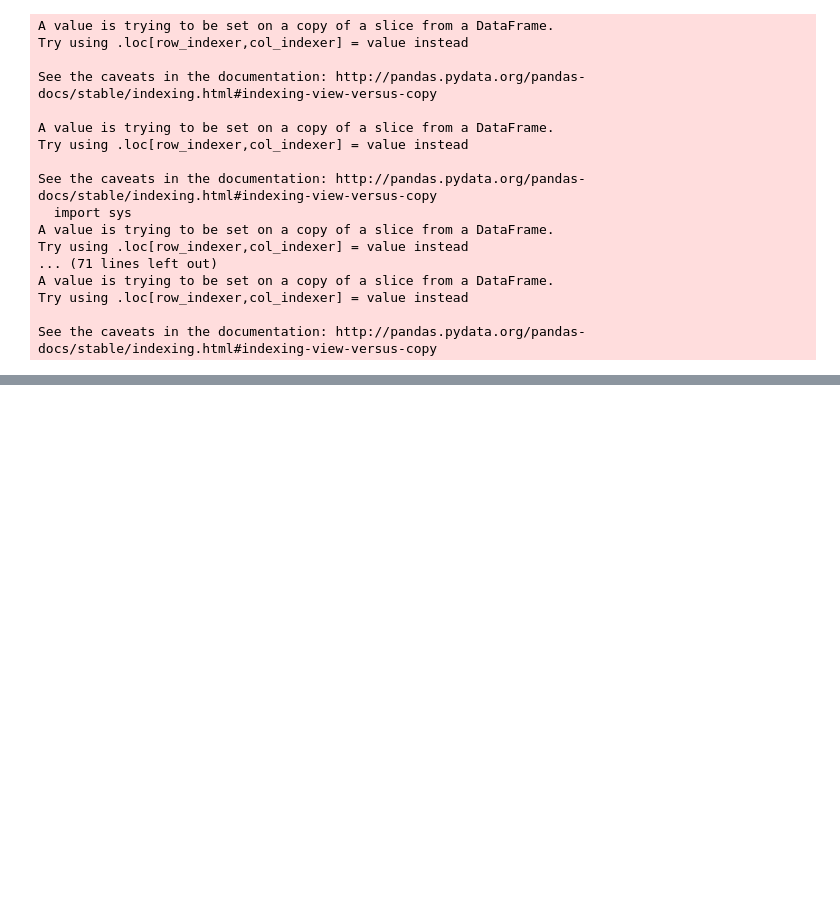
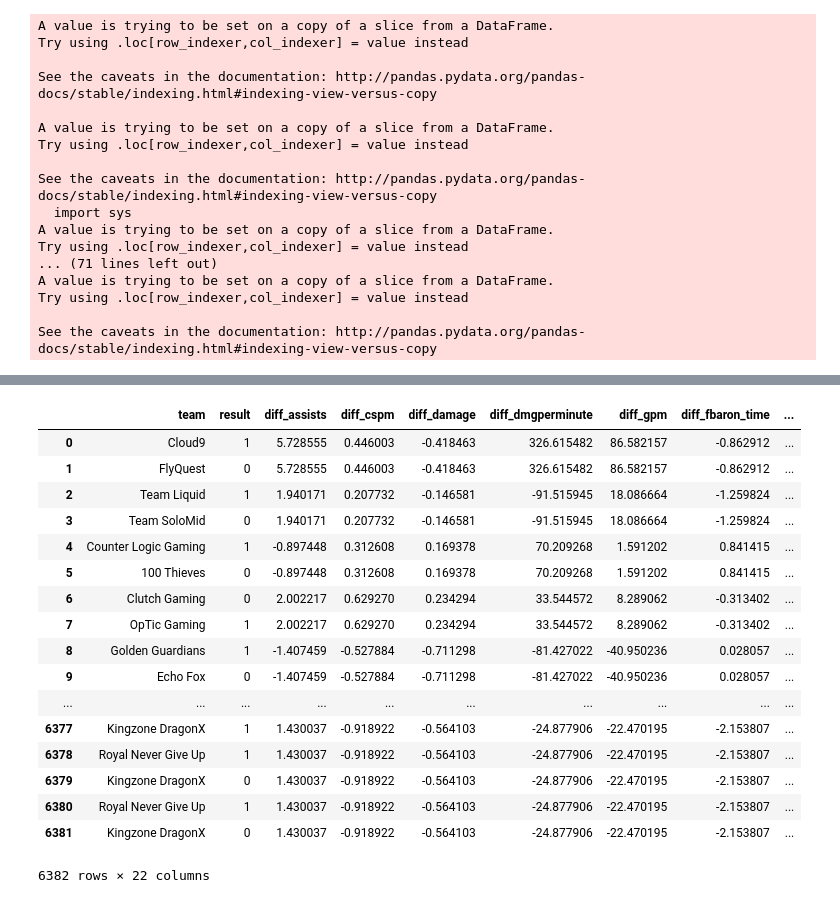
Before and after one commit to arons1618/match-prediction, a Jupyter notebook: SettingUpData.ipynb, the cells around one changed output, grey strips where cells are left out. Saved outputs shown, nothing was run; the diff lists cells and outputs as text; code cells hidden in the pictures; blank space fills up the shorter version.

```diff
--- a/SettingUpData.ipynb
+++ b/SettingUpData.ipynb
@@ -398,3 +361,24 @@ See the caveats in the documentation: http://pandas.pydata.org/pandas-docs/stabl
 # %%
 #export then import
 export_csv = final_games_data.to_csv(r'./Data/final_games_data.csv', index = None, header=True)
+# %%
+final_games_data
+# %% [output]
+|  | team | result | diff_assists | diff_cspm | diff_damage | diff_dmgperminute | diff_gpm | diff_fbaron_time | ... |
+| 0 | Cloud9 | 1 | 5.728555 | 0.446003 | -0.418463 | 326.615482 | 86.582157 | -0.862912 | ... |
+| 1 | FlyQuest | 0 | 5.728555 | 0.446003 | -0.418463 | 326.615482 | 86.582157 | -0.862912 | ... |
+| 2 | Team Liquid | 1 | 1.940171 | 0.207732 | -0.146581 | -91.515945 | 18.086664 | -1.259824 | ... |
+| 3 | Team SoloMid | 0 | 1.940171 | 0.207732 | -0.146581 | -91.515945 | 18.086664 | -1.259824 | ... |
+| 4 | Counter Logic Gaming | 1 | -0.897448 | 0.312608 | 0.169378 | 70.209268 | 1.591202 | 0.841415 | ... |
+| 5 | 100 Thieves | 0 | -0.897448 | 0.312608 | 0.169378 | 70.209268 | 1.591202 | 0.841415 | ... |
+| 6 | Clutch Gaming | 0 | 2.002217 | 0.629270 | 0.234294 | 33.544572 | 8.289062 | -0.313402 | ... |
+| 7 | OpTic Gaming | 1 | 2.002217 | 0.629270 | 0.234294 | 33.544572 | 8.289062 | -0.313402 | ... |
+| 8 | Golden Guardians | 1 | -1.407459 | -0.527884 | -0.711298 | -81.427022 | -40.950236 | 0.028057 | ... |
+| 9 | Echo Fox | 0 | -1.407459 | -0.527884 | -0.711298 | -81.427022 | -40.950236 | 0.028057 | ... |
+| ... | ... | ... | ... | ... | ... | ... | ... | ... | ... |
+| 6377 | Kingzone DragonX | 1 | 1.430037 | -0.918922 | -0.564103 | -24.877906 | -22.470195 | -2.153807 | ... |
+| 6378 | Royal Never Give Up | 1 | 1.430037 | -0.918922 | -0.564103 | -24.877906 | -22.470195 | -2.153807 | ... |
+| 6379 | Kingzone DragonX | 0 | 1.430037 | -0.918922 | -0.564103 | -24.877906 | -22.470195 | -2.153807 | ... |
+| 6380 | Royal Never Give Up | 1 | 1.430037 | -0.918922 | -0.564103 | -24.877906 | -22.470195 | -2.153807 | ... |
+| 6381 | Kingzone DragonX | 0 | 1.430037 | -0.918922 | -0.564103 | -24.877906 | -22.470195 | -2.153807 | ... |
+6382 rows × 22 columns
```
Also changed, not shown: parts of 19 cells of this notebook, 4 other files.
